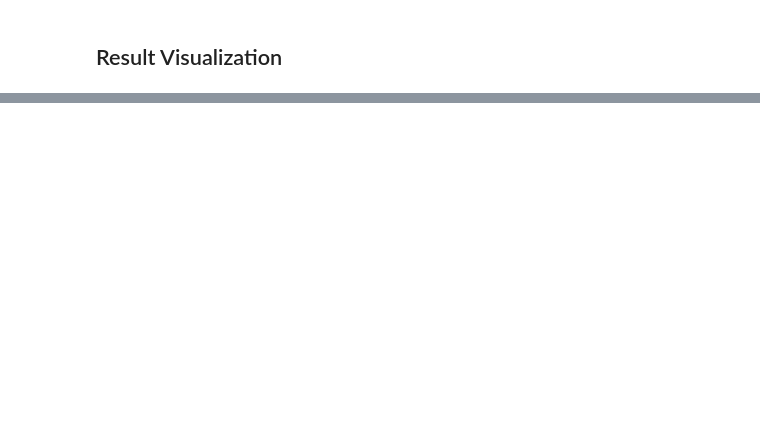
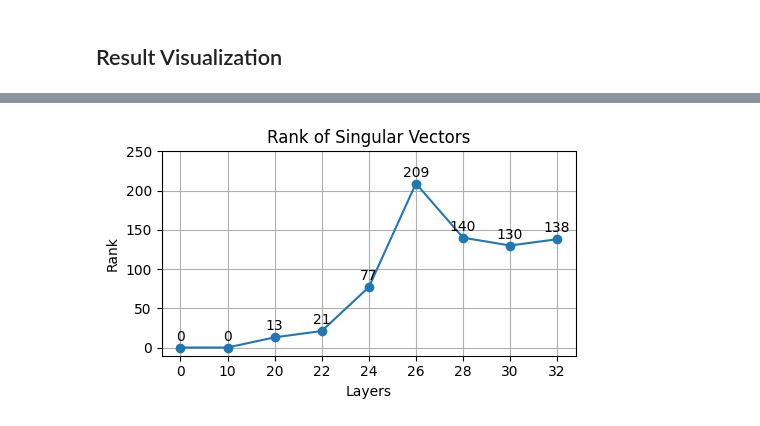
Before and after one commit to umango101/belief_tracking, a Jupyter notebook: notebooks/dcm_bigtom.ipynb, the cells around one changed output, grey strips where cells are left out. Cells and saved outputs as stored; diff of their text form; code cells hidden in the pictures; blank space fills up the shorter version.

```diff
--- a/notebooks/dcm_bigtom.ipynb
+++ b/notebooks/dcm_bigtom.ipynb
@@ -688,0 +531,19 @@ generator.save_html(filename="../plots/visibility_exps/bigtom/both_direc_resid_v
+# %%
+# Plot rank using a line plot
+plt.figure(figsize=(5, 3))
+plt.plot(rank_dcm.keys(), rank_dcm.values(), marker='o')
+plt.xlabel("Layers")
+plt.ylabel("Rank")
+plt.title("Rank of Singular Vectors")
+plt.xticks(list(rank_dcm.keys()))
+plt.yticks([i for i in range(0, max(rank_dcm.values())+50, 50)])
+
+# Add text annotation
+for layer, rank in rank_dcm.items():
+    plt.text(layer, rank+5, str(rank), ha='center', va='bottom')
+
+plt.grid()
+plt.tight_layout()
+plt.show()
+# %% [output]
+[figure, added]
```
Also changed, not shown: parts of 10 cells of this notebook, 12 other files.
